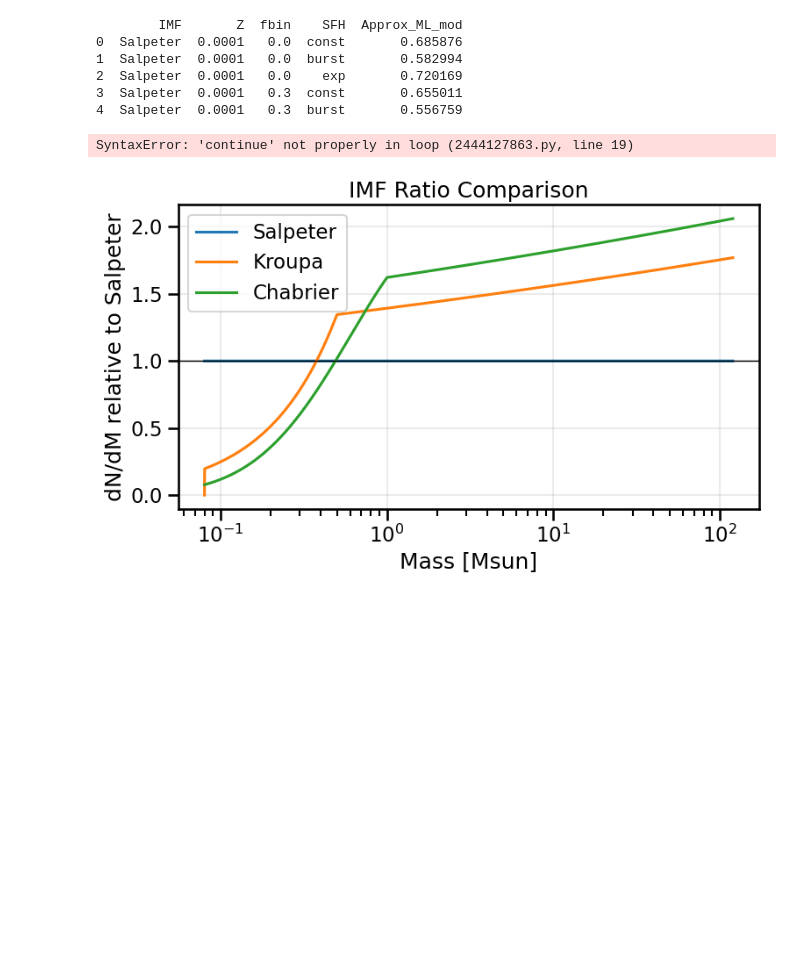
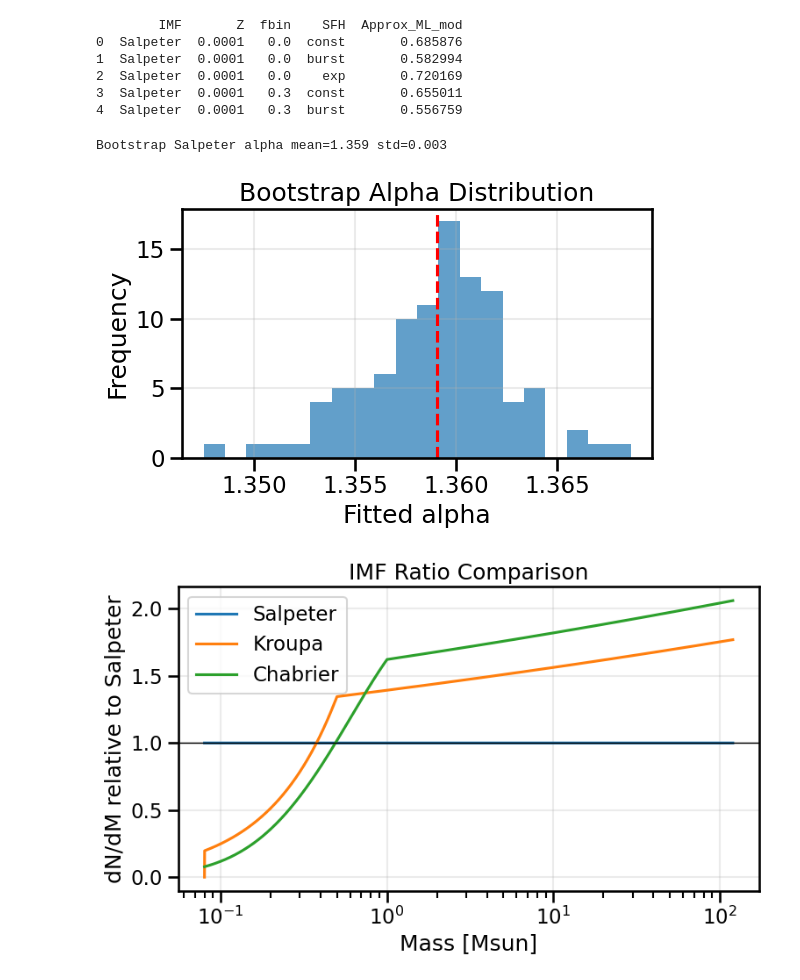
Before and after one commit to OscarHickman/galform_analysis, a Jupyter notebook: examples/imf_replication.ipynb, the cells around one changed output. Drawn from its saved outputs; the diff is of its cells as text; code cells hidden in the pictures; blank space fills up the shorter version.

```diff
--- a/examples/imf_replication.ipynb
+++ b/examples/imf_replication.ipynb
@@ -617,40 +653,45 @@ print(systematics_df.head())
 # %%
 # 15. Uncertainty Propagation (Bootstrap Observed Counts)
 if obs is not None:
     B = 100
     bootstrap_slopes = []
     masses_obs = obs['mass_mid'].values
     counts_obs = obs['N_obs'].values
     sigma_obs = obs['sigma_N'].values
     if optimize is not None:
         for b in range(B):
             # Resample indices with replacement
             idx = np.random.randint(0, len(obs), len(obs))
-        m_b = masses_obs[idx]
-        c_b = counts_obs[idx]
-        s_b = sigma_obs[idx]
-        try:
-            popt_b,_ = optimize.curve_fit(lambda m, alpha, norm: norm*m**(-alpha), m_b, c_b, p0=[2.3,1e5], sigma=np.maximum(s_b,1.0))
-            bootstrap_slopes.append(popt_b[0])
-        except Exception:
+            m_b = masses_obs[idx]
+            c_b = counts_obs[idx]
+            s_b = sigma_obs[idx]
+            try:
+                popt_b,_ = optimize.curve_fit(lambda m, alpha, norm: norm*m**(-alpha),
+                                              m_b, c_b, p0=[2.3,1e5],
+                                              sigma=np.maximum(s_b,1.0))
+                bootstrap_slopes.append(popt_b[0])
+            except Exception:
                 continue
         if bootstrap_slopes:
             mean_alpha = np.mean(bootstrap_slopes)
             std_alpha = np.std(bootstrap_slopes)
             print(f'Bootstrap Salpeter alpha mean={mean_alpha:.3f} std={std_alpha:.3f}')
             plt.figure(figsize=(6,4))
             plt.hist(bootstrap_slopes, bins=20, alpha=0.7)
             plt.axvline(mean_alpha, color='r', linestyle='--')
-    plt.xlabel('Fitted alpha')
-    plt.ylabel('Frequency')
-    plt.title('Bootstrap Alpha Distribution')
-    plt.tight_layout()
-    plt.savefig(os.path.join(RESULTS_DIR,'bootstrap_alpha_hist.png'), dpi=140)
-    plt.show()
+            plt.xlabel('Fitted alpha')
+            plt.ylabel('Frequency')
+            plt.title('Bootstrap Alpha Distribution')
+            plt.tight_layout()
+            plt.savefig(os.path.join(RESULTS_DIR,'bootstrap_alpha_hist.png'), dpi=140)
+            plt.show()
+    else:
+        print('SciPy optimize not available; skipping bootstrap.')
 else:
     print('No observed data for bootstrap.')
 # %% [output]
-SyntaxError: 'continue' not properly in loop (2444127863.py, line 19)
+Bootstrap Salpeter alpha mean=1.359 std=0.003
+[figure, added]
 # %%
 # 16. Figure Generator Functions (Reusable)
 
```
Also changed, not shown: parts of 11 cells of this notebook, 27 other files.
